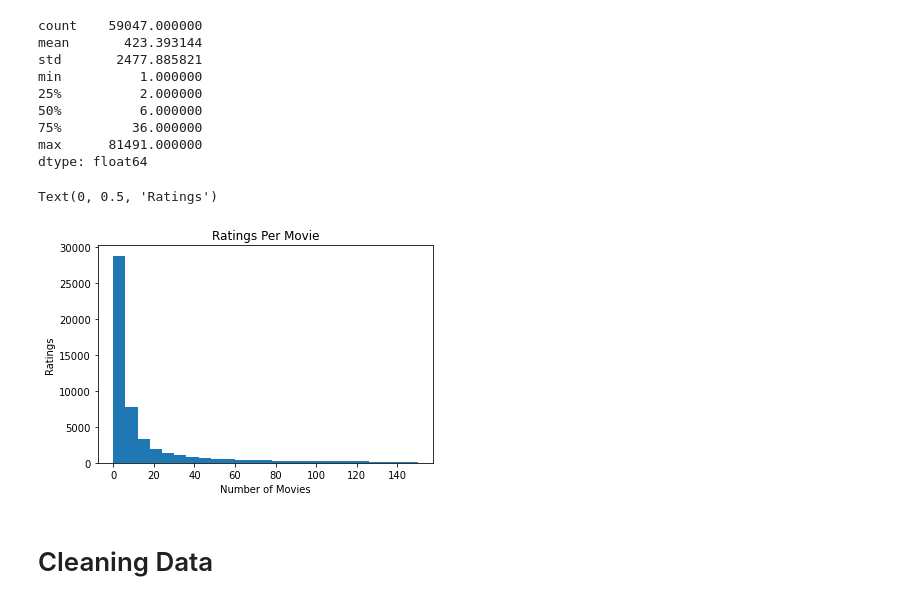
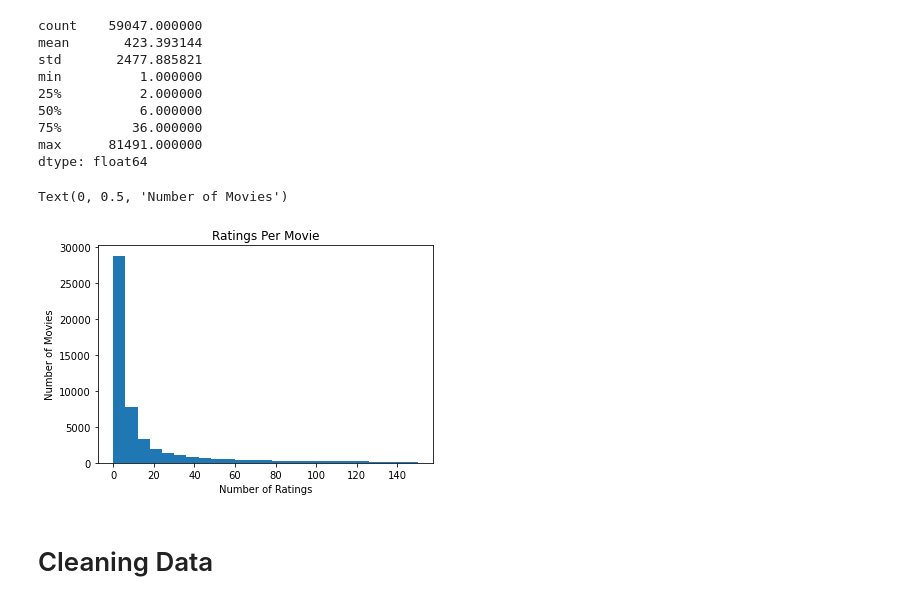
Before and after one commit to rishiso/fa22-recommendation, a Jupyter notebook: Data Preprocessing.ipynb, the cells around one changed output. Cells and saved outputs as stored; diff of their text form; code cells hidden in the pictures.

Commit message:
fix graph labels

```diff
--- a/Data Preprocessing.ipynb
+++ b/Data Preprocessing.ipynb
@@ -109,11 +109,11 @@ dtype: float64
 # %%
 plt.hist(ratingsPerMovie, bins=25, range=(0, 150))
 plt.title("Ratings Per Movie")
-plt.xlabel("Number of Movies")
-plt.ylabel("Ratings")
+plt.xlabel("Number of Ratings")
+plt.ylabel("Number of Movies")
 # %% [output]
-Text(0, 0.5, 'Ratings')
+Text(0, 0.5, 'Number of Movies')
-[figure, old version]
+[figure, new version]
 # %% [markdown]
 # Cleaning Data
 # %% [markdown]
```
